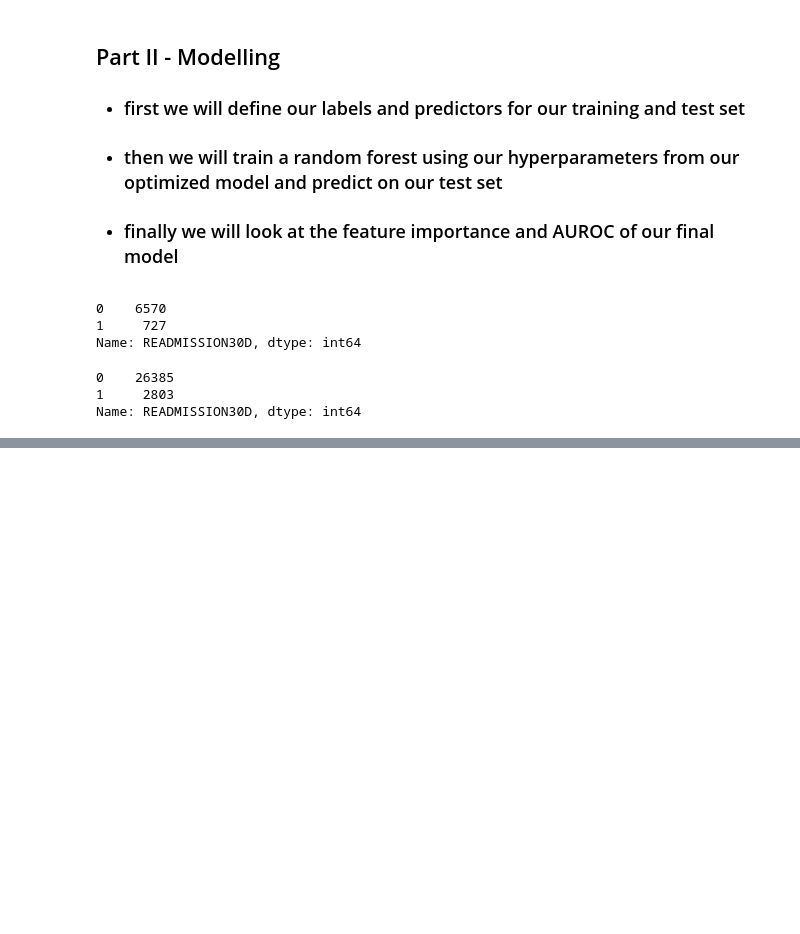
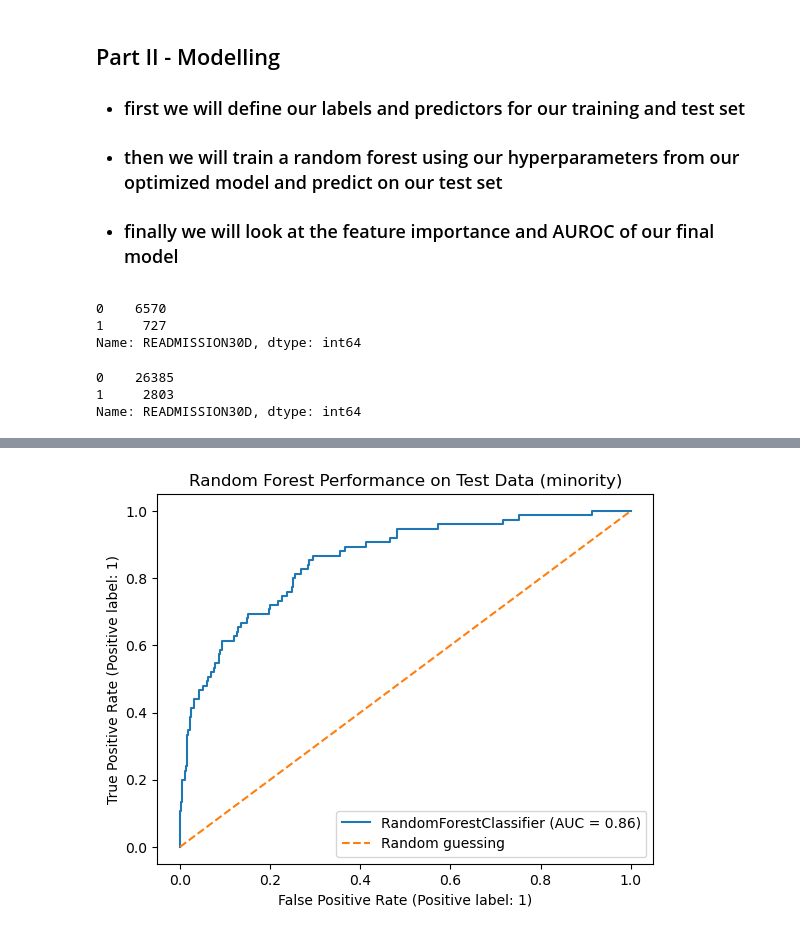
Before and after one commit to RutwikP/BME580_FinalProject, a Jupyter notebook: RF_test_preds.ipynb, the cells around one changed output, grey strips where cells are left out. Saved outputs shown, nothing was run; the diff lists cells and outputs as text; code cells hidden in the pictures; blank space fills up the shorter version.

```diff
--- a/RF_test_preds.ipynb
+++ b/RF_test_preds.ipynb
@@ -235,0 +326,17 @@ display(y_test.info())
+# %%
+#filters out test data set
+def filter_minority(test_encoded, rf_model):
+    #filter test data set for just minority patients
+    minority_test_df = test_encoded[test_encoded['MinorityPatient'] == 1]
+
+    return minority_test_df
+# %%
+#filter for minority patients only
+minority_df = filter_minority(test_encoded)
+
+#define predictors and labels for minority df
+X_test_minority = minority_df.drop(labels = ['READMISSION30D'], axis = 1)
+y_test_minority = minority_df['READMISSION30D']
+
+#get minority preds
+minority_preds = rf_model.predict(X_test_minority)
@@ -235,0 +356,10 @@ display(y_test.info())
+# %%
+#display AUROC of model performance on only minority patients
+plot_roc_curve(rf_model,X_test_minority,y_test_minority)
+# Add a line to show the curve for random guessing
+plt.plot([0,1],[0,1],linestyle='--',label='Random guessing')
+plt.legend()
+plt.title('Random Forest Performance on Test Data (minority)')
+plt.show()
+# %% [output]
+[figure, added]
```
Also changed, not shown: parts of 9 cells of this notebook, 4 other files.
